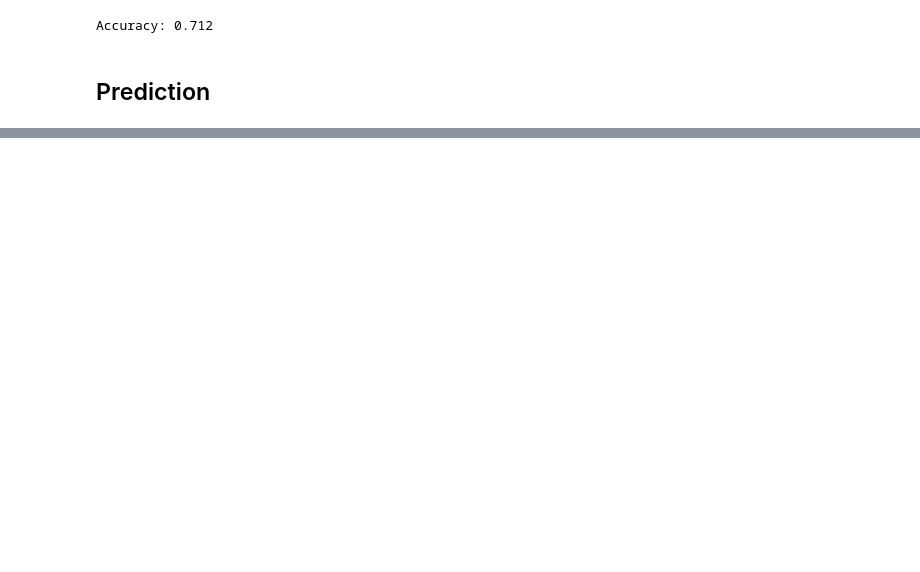
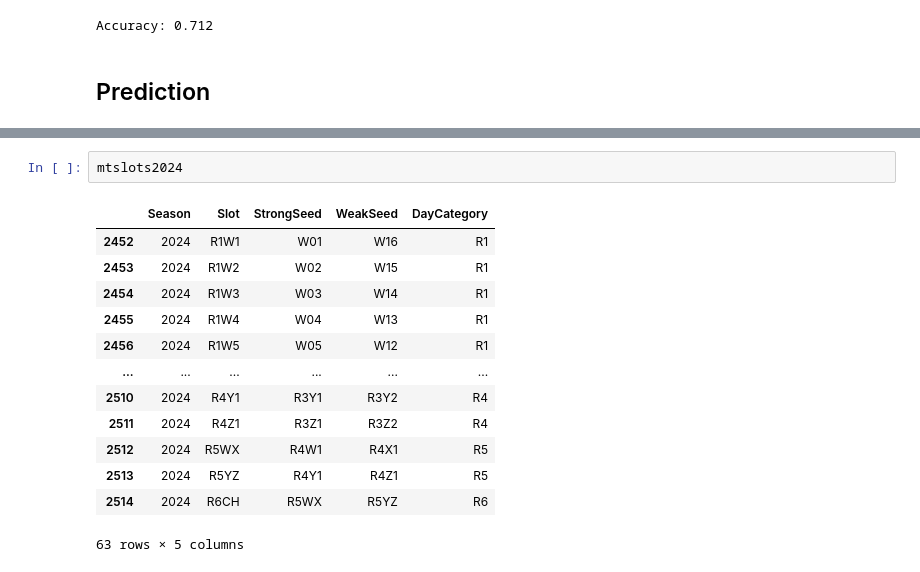
Before and after one commit to Yuta555/March_Madness_2024, a Jupyter notebook: march-madness-2024.ipynb, the cells around one changed output, grey strips where cells are left out. Drawn from its saved outputs; the diff is of its cells as text; blank space fills up the shorter version.

```diff
--- a/march-madness-2024.ipynb
+++ b/march-madness-2024.ipynb
@@ -647,0 +658,16 @@ prediction.to_csv('submission_00.csv')
+# %%
+mtslots2024
+# %% [output]
+|  | Season | Slot | StrongSeed | WeakSeed | DayCategory |
+| 2452 | 2024 | R1W1 | W01 | W16 | R1 |
+| 2453 | 2024 | R1W2 | W02 | W15 | R1 |
+| 2454 | 2024 | R1W3 | W03 | W14 | R1 |
+| 2455 | 2024 | R1W4 | W04 | W13 | R1 |
+| 2456 | 2024 | R1W5 | W05 | W12 | R1 |
+| ... | ... | ... | ... | ... | ... |
+| 2510 | 2024 | R4Y1 | R3Y1 | R3Y2 | R4 |
+| 2511 | 2024 | R4Z1 | R3Z1 | R3Z2 | R4 |
+| 2512 | 2024 | R5WX | R4W1 | R4X1 | R5 |
+| 2513 | 2024 | R5YZ | R4Y1 | R4Z1 | R5 |
+| 2514 | 2024 | R6CH | R5WX | R5YZ | R6 |
+63 rows × 5 columns
```
Also changed, not shown: parts of 12 cells of this notebook, 40 other files.
